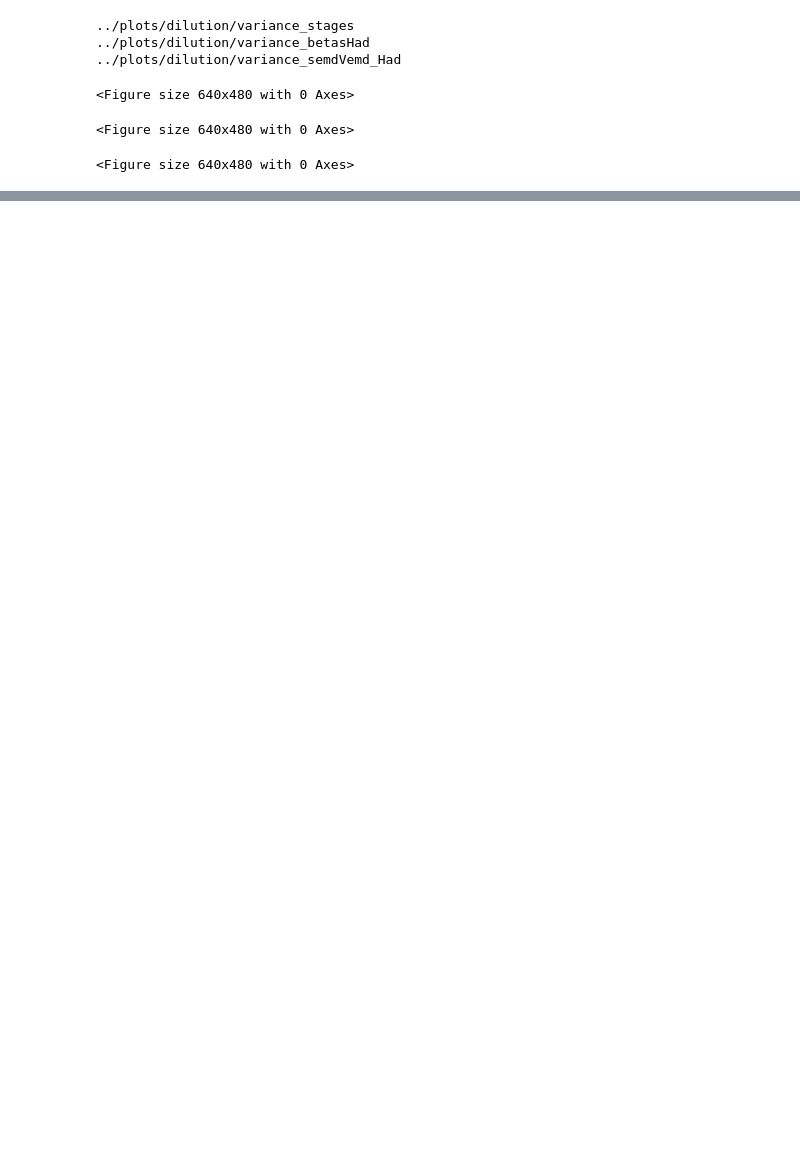
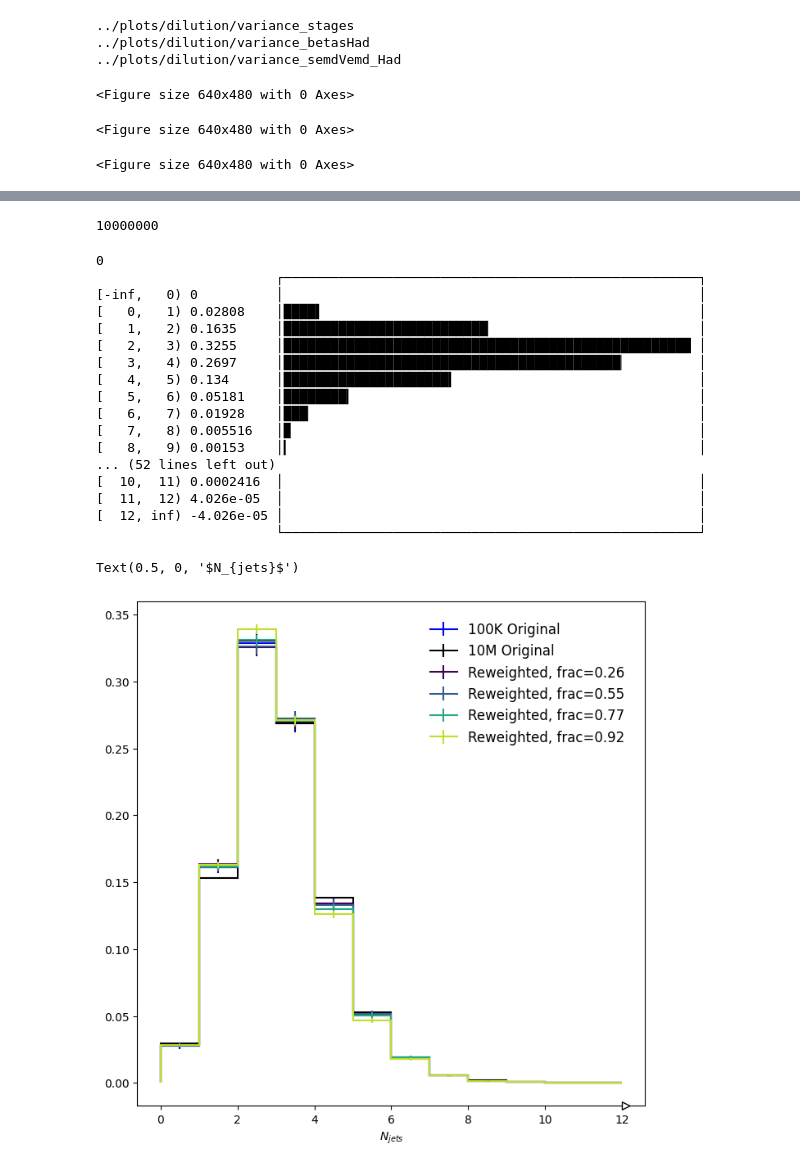
Before and after one commit to leblanc-lab/ot-cres, a Jupyter notebook: notebooks/plot_zjet_hist.ipynb, the cells around one changed output, grey strips where cells are left out. Cells and saved outputs as stored; diff of their text form; code cells hidden in the pictures; blank space fills up the shorter version.

```diff
--- a/notebooks/plot_zjet_hist.ipynb
+++ b/notebooks/plot_zjet_hist.ipynb
@@ -335,5 +375,5 @@ for comparison in comparisonDict:
 # %%
-jets_highstat = ak.from_parquet('/oscar/data/mleblan6/rjain/ppzjj_10M/ppzjj_NLO_10M_alljet.parquet')
+jets_highstat = ak.from_parquet('/oscar/data/mleblan6/lhay/zjj_10M/ppzjj_NLO_10M_eta4p5_NOLEP.parquet')
 order = ak.argsort(jets_highstat.pt, axis=1, ascending=False)
 zjets_hs = jets_highstat[order]
 
@@ -344,7 +384,7 @@ zphi = np.load('/oscar/data/mleblan6/rjain/ppzjj_10M/ppzjj_NLO_10M_zcoords.npy')
 
 
 weights_orig_highstat = np.load("/oscar/data/mleblan6/rjain/ppzjj_10M/ppzjj_NLO_10M_weight.npy")
-
+print(len(zjets_hs))
 
 obsDict_highstat = {}
 
@@ -357,16 +397,17 @@ sel_jets_twojets = zjets_hs[sel_twojets]
 
 sel_onejet = (ak.num(zjets_hs.pt, axis=1)>0)
 sel_jets_onejet = zjets_hs[sel_onejet]
-
-obsDict_highstat["drjj"] = {"name": r"\Delta R_{j_0, j_1}", "units": "", "xmin": 0, "xmax": 10, "numbins": 20, "ratioLim": [0.45,1.55], "obs": np.sqrt((sel_jets_twojets.eta[:,0] - sel_jets_twojets.eta[:,1])**2 + (sel_jets_twojets.phi[:,0] - sel_jets_twojets.phi[:,1])**2), "sel":sel_twojets, "logx":False, "ymin":2e-5, "ymax": 5e0}
-obsDict_highstat["drzj"] = {"name": r"\Delta R_{Z, j_0}","units": "", "xmin": 0, "xmax": 6.5, "numbins": 20, "ratioLim": [0.8, 1.2], "obs": np.sqrt((zeta[sel_onejet] - sel_jets_onejet.eta[:,0])**2 + (zphi[sel_onejet] - sel_jets_onejet.phi[:,0])**2), "sel":sel_onejet, "logx":False, "ymin":6e-3, "ymax": 2e0}
-obsDict_highstat["njets"] = {"name": r'N_{\mathrm{jets}}',"units": "", "xmin": 0, "xmax": njets, "numbins": njets, "ratioLim": [0.5, 1.5], "obs": ak.num(zjets_hs.pt, axis=1), "sel":nosel, "logx":False, "ymin":2e-5, "ymax": 6e0}
-obsDict_highstat["ptlead"] = {"name": r'p_{\mathrm{T},j_0}',"units": r"\mathrm{[GeV]}", "xmin": 20, "xmax": 150, "numbins": 20, "ratioLim": [0.45,1.55], "obs": sel_jets_onejet.pt[:,0], "sel": sel_onejet, "logx":False, "ymin":3e-3, "ymax": 8e-1}
-obsDict_highstat["ht"] = {"name": r'H_\mathrm{T}',"units": r"\mathrm{[GeV]}", "xmin": 50, "xmax": 700, "numbins": 20, "ratioLim": [0.75,1.25], "obs": ak.sum(zjets.pt, axis=-1), "sel": nosel, "logx":True, "ymin":3e-3, "ymax": 5e-1}
-obsDict_highstat["zpt"] = {"name": r'p_{\mathrm{T},Z}',"units": r"\mathrm{[GeV]}", "xmin": 10, "xmax": 350, "numbins": 20, "ratioLim": [0.75,1.25], "obs": zpt, "sel": nosel, "logx":True, "ymin":1e-3, "ymax": 5e-1}
-obsDict_highstat["ptrat"] = {"name": r"p_{\mathrm{T}0}/p_{\mathrm{T}1}","units": "", "xmin": 1, "xmax": 4.0, "numbins": 14, "ratioLim": [0.45,1.55], "obs": sel_jets_twojets.pt[:,0]/sel_jets_twojets.pt[:,1], "sel": sel_twojets, "logx":False, "ymin":1.1e-4, "ymax": 2e0}
+obsDict_highstat["drjj"] = {"name": r"\Delta R_{j_0, j_1}", "units": "", "xmin": 0, "xmax": 10, "numbins": 20, "ratioLim": [0.45,1.55], "obs": np.sqrt((sel_jets_twojets.eta[:,0] - sel_jets_twojets.eta[:,1])**2 + (sel_jets_twojets.phi[:,0] - sel_jets_twojets.phi[:,1])**2), "sel":sel_twojets, "logx":False, "ymin":2e-5, "ymax": 5e0, "logy": True, "binwnorm":True}
+obsDict_highstat["drzj"] = {"name": r"\Delta R_{Z, j_0}","units": "", "xmin": 0, "xmax": 6.5, "numbins": 20, "ratioLim": [0.7, 1.3], "obs": np.sqrt((zeta[sel_onejet] - sel_jets_onejet.eta[:,0])**2 + (zphi[sel_onejet] - sel_jets_onejet.phi[:,0])**2), "sel":sel_onejet, "logx":False, "ymin":6e-3, "ymax": 2e0, "logy": True, "binwnorm":True}
+obsDict_highstat["njets"] = {"name": r'N_{\mathrm{jets}}',"units": "", "xmin": 0, "xmax": njets, "numbins": njets, "ratioLim": [0.8, 1.2], "obs": ak.num(zjets_hs.pt, axis=1), "sel":nosel, "logx":False, "ymin":2e-5, "ymax": 8e0, "logy": True, "binwnorm":True}
+obsDict_highstat["ptlead"] = {"name": r'p_{\mathrm{T},j_0}',"units": r"\mathrm{[GeV]}", "xmin": 20, "xmax": 150, "numbins": 20, "ratioLim": [0.8,1.2], "obs": sel_jets_onejet.pt[:,0], "sel": sel_onejet, "logx":False, "ymin":3e-4, "ymax": 1e-1, "logy": True, "binwnorm":True}
+obsDict_highstat["ht"] = {"name": r'H_\mathrm{T}',"units": r"\mathrm{[GeV]}", "xmin": 50, "xmax": 700, "numbins": 25, "ratioLim": [0.9,1.1], "obs": ak.sum(zjets_hs.pt, axis=-1), "sel": nosel, "logx":True, "ymin":2e-5, "ymax": 1e-1, "logy": True, "binwnorm":True}
+obsDict_highstat["zpt"] = {"name": r'p_{\mathrm{T},Z}',"units": r"\mathrm{[GeV]}", "xmin": 10, "xmax": 350, "numbins": 20, "ratioLim": [0.8,1.2], "obs": zpt, "sel": nosel, "logx":True, "ymin":2e-5, "ymax": 2e-1, "logy": True, "binwnorm":True}
+obsDict_highstat["ptrat"] = {"name": r"p_{\mathrm{T}0}/p_{\mathrm{T}1}","units": "", "xmin": 1, "xmax": 4.0, "numbins": 14, "ratioLim": [0.6,1.4], "obs": sel_jets_twojets.pt[:,0]/sel_jets_twojets.pt[:,1], "sel": sel_twojets, "logx":False, "ymin":3e-3, "ymax": 7, "logy": True, "binwnorm":True}
+# %% [output]
+10000000
 # %%
-rwFracs = [0.25, 0.5, 0.75]
+rwFracs = [0.25, 0.5, 0.75, 1.0]
 observable = "njets"
 logy=True
 weights = [weights_orig_z, weights_orig_highstat]
@@ -384,39 +425,72 @@ sel_hs = np.array(obsDict_highstat[observable]["sel"])
 ratioLim = obsDict[observable]["ratioLim"]
 units = obsDict[observable]["units"]
 
-jets_other = ak.from_parquet("/users/lhay/NegativeWeights/zjj_NLO_100k_alljetsNOLEP.parquet")
+jets_other = zjj_jets
 obs_other = ak.num(jets_other.pt, axis=1)
 
 
 if logx:
     bins = np.logspace(np.log10(xmin), np.log10(xmax), nbins)
     axis_o = hist.axis.Variable(bins,name="data",label="orig",)
     axis_rw = hist.axis.Variable(bins,name="data",label="reweighted",)
 else:
     axis_o = hist.axis.Regular(nbins,xmin, xmax,name="data",label="orig",)
     axis_rw = hist.axis.Regular(nbins,xmin, xmax,name="data",label="orig",)
 if sel is None:
     sel  = np.ones_like(weights_orig_highstat, dtype=bool)
 fig, ax = plt.subplots(nrows=1,
                     ncols=1,
                     figsize=(8,8),)
 h_orig = hist.Hist(
     axis_o,
     storage=hist.storage.Weight(), )
 h_orig.fill(obs, weight = weights_orig_z)
 h_orig = h_orig/h_orig.sum(flow=False).value
 hep.histplot(h_orig, ax=ax, label = "100K Original", color='blue')
 h_orig_hs = hist.Hist(
     axis_o,
     storage=hist.storage.Weight(), )
 h_orig_hs.fill(obs_hs, weight = weights_orig_highstat)
 h_orig_hs = h_orig_hs/h_orig_hs.sum(flow=False).value
 hep.histplot(h_orig_hs, ax=ax, label = "10M Original", color='black')
-h_orig2 = hist.Hist(
-    axis_o,
-    storage=hist.storage.Weight(), )
-h_orig2.fill(obs_other, weight = weights_orig_z)
-h_orig2 = h_orig2/h_orig2.sum(flow=False).value
-hep.histplot(h_orig2, ax=ax, label = "100k nolep", color='red')
+
+colors = plt.cm.viridis(np.linspace(0, 0.9, len(rwFracs)))
+for i, rwFrac in enumerate(rwFracs):
+    df = dataFrames["zjet_had_df"]['df']
+    print(i)
+    cfrac = find_nearest(df["fraction"], rwFrac)
+    w_rw = np.array(df.loc[df["fraction"] == cfrac, "weights"].squeeze())
+    if len(w_rw) != len(sel):
+        print("nothing matching the fraction")
+        print(cfrac, df["fraction"], rwFrac)
+        continue
+    h_rw = hist.Hist(
+        axis_rw,
+        storage=hist.storage.Weight(), )
+    h_rw.fill(obs, weight=w_rw[sel])
+    h_rw = h_rw/h_rw.sum(flow=False).value
+    print(h_rw)
+    hep.histplot(h_rw, ax=ax, label=f"Reweighted, frac={cfrac:.2f}", color=[colors[i]])
+
 ax.legend(frameon=False, fontsize=12, loc="upper right", borderpad=1.0)
 ax.set_xlabel(r"$N_{jets}$")
+# %% [output]
+0
+                       ┌─────────────────────────────────────────────────────┐
+[-inf,   0) 0          │                                                     │
+[   0,   1) 0.02808    │████▌                                                │
+[   1,   2) 0.1635     │██████████████████████████▏                          │
+[   2,   3) 0.3255     │████████████████████████████████████████████████████ │
+[   3,   4) 0.2697     │███████████████████████████████████████████▏         │
+[   4,   5) 0.134      │█████████████████████▍                               │
+[   5,   6) 0.05181    │████████▎                                            │
+[   6,   7) 0.01928    │███▏                                                 │
+[   7,   8) 0.005516   │▉                                                    │
+[   8,   9) 0.00153    │▎                                                    │
+... (52 lines left out)
+[  10,  11) 0.0002416  │                                                     │
+[  11,  12) 4.026e-05  │                                                     │
+[  12, inf) -4.026e-05 │                                                     │
+                       └─────────────────────────────────────────────────────┘
+Text(0.5, 0, '$N_{jets}$')
+[figure, added]
```
Also changed, not shown: parts of 13 cells of this notebook, 1 other file.
